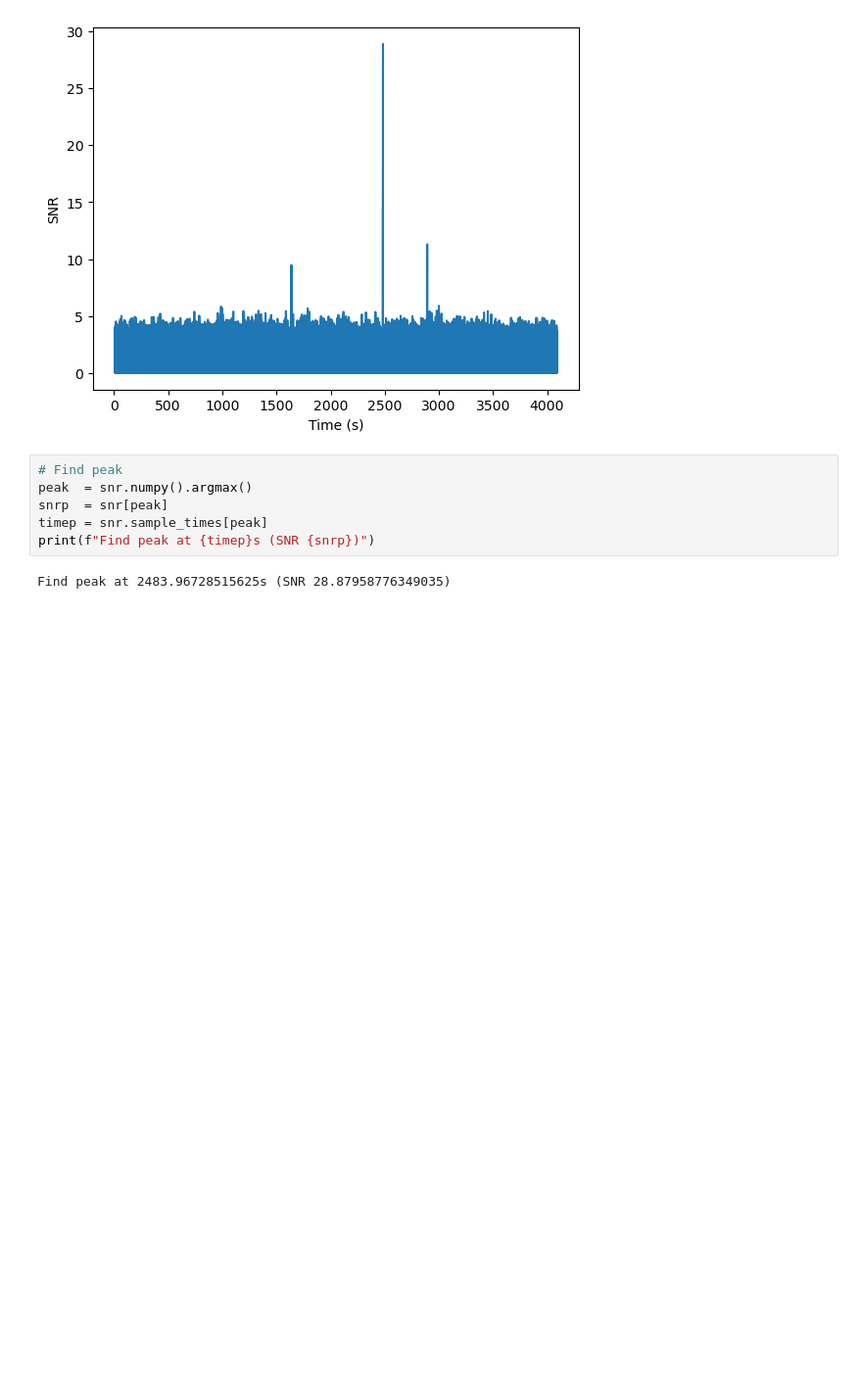
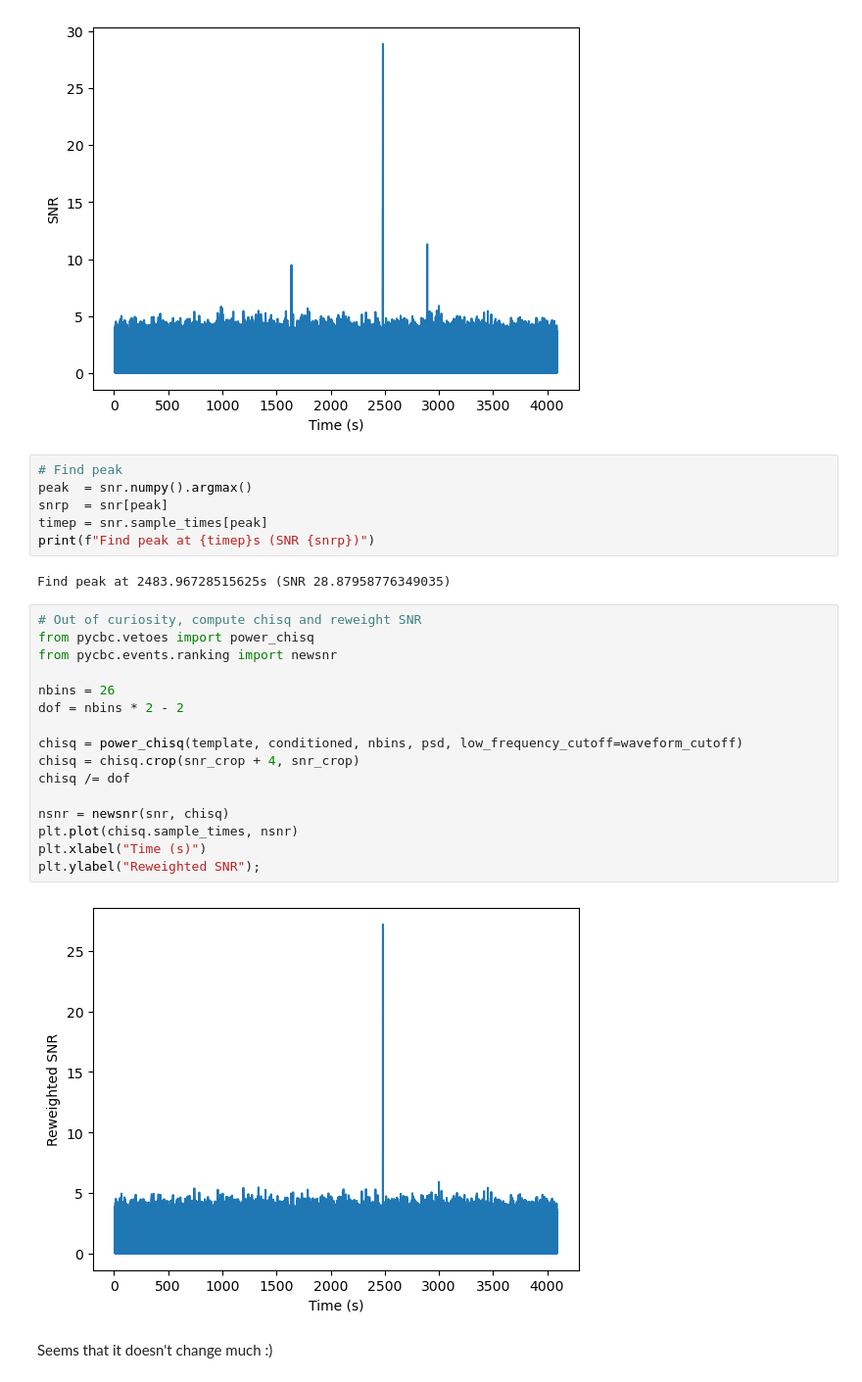
Before and after one commit to duboism/odw, a Jupyter notebook: Challenge/Exercise_3.ipynb, the cells around one changed output. Shown at 98% size. Cells and saved outputs as stored; diff of their text form; blank space fills up the shorter version.

Commit message:
Add reweighted SNR computation to exercise 3
Conclusion unchanged :)

```diff
--- a/Challenge/Exercise_3.ipynb
+++ b/Challenge/Exercise_3.ipynb
@@ -116,3 +116,23 @@ timep = snr.sample_times[peak]
 print(f"Find peak at {timep}s (SNR {snrp})")
 # %% [output]
 Find peak at 2483.96728515625s (SNR 28.87958776349035)
+# %%
+# Out of curiosity, compute chisq and reweight SNR
+from pycbc.vetoes import power_chisq
+from pycbc.events.ranking import newsnr
+
+nbins = 26
+dof = nbins * 2 - 2
+
+chisq = power_chisq(template, conditioned, nbins, psd, low_frequency_cutoff=waveform_cutoff)
+chisq = chisq.crop(snr_crop + 4, snr_crop)
+chisq /= dof
+
+nsnr = newsnr(snr, chisq)
+plt.plot(chisq.sample_times, nsnr)
+plt.xlabel("Time (s)")
+plt.ylabel("Reweighted SNR");
+# %% [output]
+[figure, added]
+# %% [markdown]
+Seems that it doesn't change much :)
```
